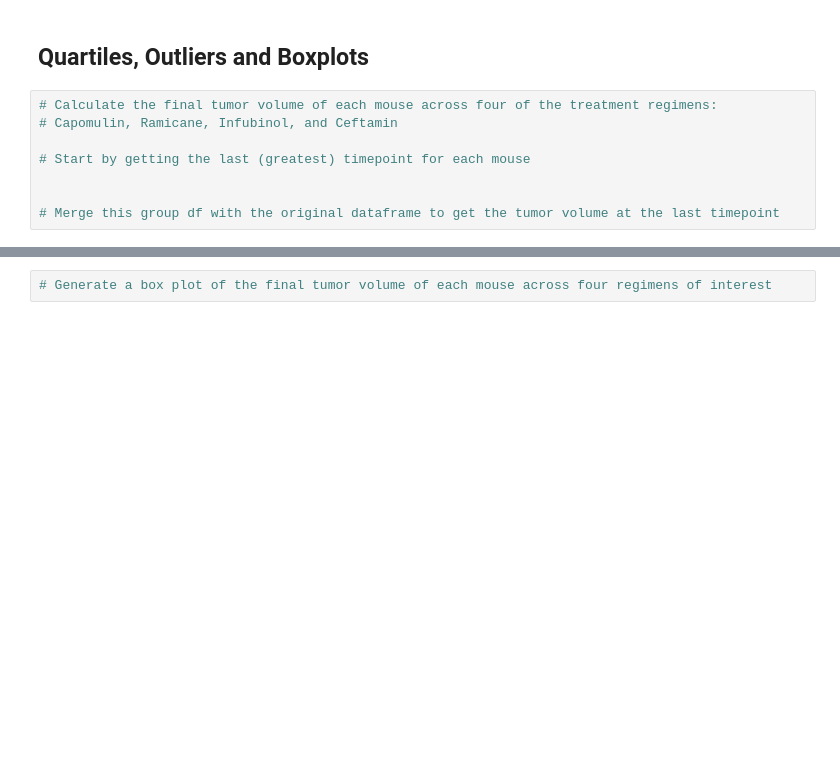
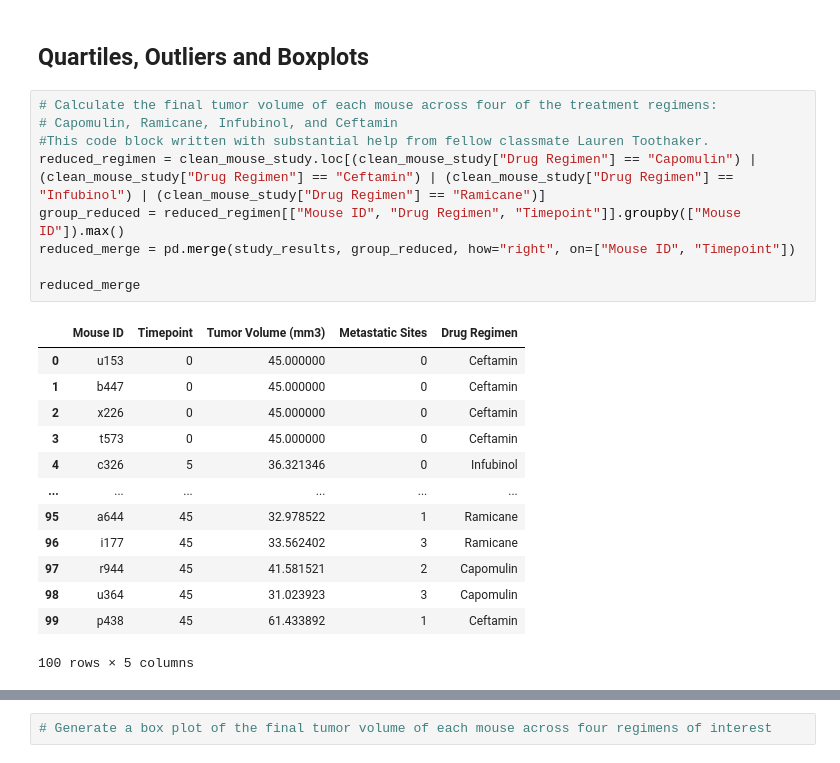
Before and after one commit to etreznoski/pymaceuticals_scc_analysis, a Jupyter notebook: pymaceuticals_starter.ipynb, the cells around one changed output, grey strips where cells are left out. Saved outputs shown, nothing was run; the diff lists cells and outputs as text; blank space fills up the shorter version.

```diff
--- a/pymaceuticals_starter.ipynb
+++ b/pymaceuticals_starter.ipynb
@@ -222,13 +222,28 @@ plt.show()
 [figure]
 # %% [markdown]
 ## Quartiles, Outliers and Boxplots
-# %%
-# Calculate the final tumor volume of each mouse across four of the treatment regimens:
-# Capomulin, Ramicane, Infubinol, and Ceftamin
-
-# Start by getting the last (greatest) timepoint for each mouse
-
-
-# Merge this group df with the original dataframe to get the tumor volume at the last timepoint
+# %%
+# Calculate the final tumor volume of each mouse across four of the treatment regimens:
+# Capomulin, Ramicane, Infubinol, and Ceftamin
+#This code block written with substantial help from fellow classmate Lauren Toothaker.
+reduced_regimen = clean_mouse_study.loc[(clean_mouse_study["Drug Regimen"] == "Capomulin") | (clean_mouse_study["Drug Regimen"] == "Ceftamin") | (clean_mouse_study["Drug Regimen"] == "Infubinol") | (clean_mouse_study["Drug Regimen"] == "Ramicane")]
+group_reduced = reduced_regimen[["Mouse ID", "Drug Regimen", "Timepoint"]].groupby(["Mouse ID"]).max()
+reduced_merge = pd.merge(study_results, group_reduced, how="right", on=["Mouse ID", "Timepoint"])
+
+reduced_merge
+# %% [output]
+|  | Mouse ID | Timepoint | Tumor Volume (mm3) | Metastatic Sites | Drug Regimen |
+| 0 | u153 | 0 | 45.000000 | 0 | Ceftamin |
+| 1 | b447 | 0 | 45.000000 | 0 | Ceftamin |
+| 2 | x226 | 0 | 45.000000 | 0 | Ceftamin |
+| 3 | t573 | 0 | 45.000000 | 0 | Ceftamin |
+| 4 | c326 | 5 | 36.321346 | 0 | Infubinol |
+| ... | ... | ... | ... | ... | ... |
+| 95 | a644 | 45 | 32.978522 | 1 | Ramicane |
+| 96 | i177 | 45 | 33.562402 | 3 | Ramicane |
+| 97 | r944 | 45 | 41.581521 | 2 | Capomulin |
+| 98 | u364 | 45 | 31.023923 | 3 | Capomulin |
+| 99 | p438 | 45 | 61.433892 | 1 | Ceftamin |
+100 rows × 5 columns
 # %%
 # Put treatments into a list for a for loop (and later for plot labels)
```
Also changed, not shown: parts of 1 cell of this notebook.
